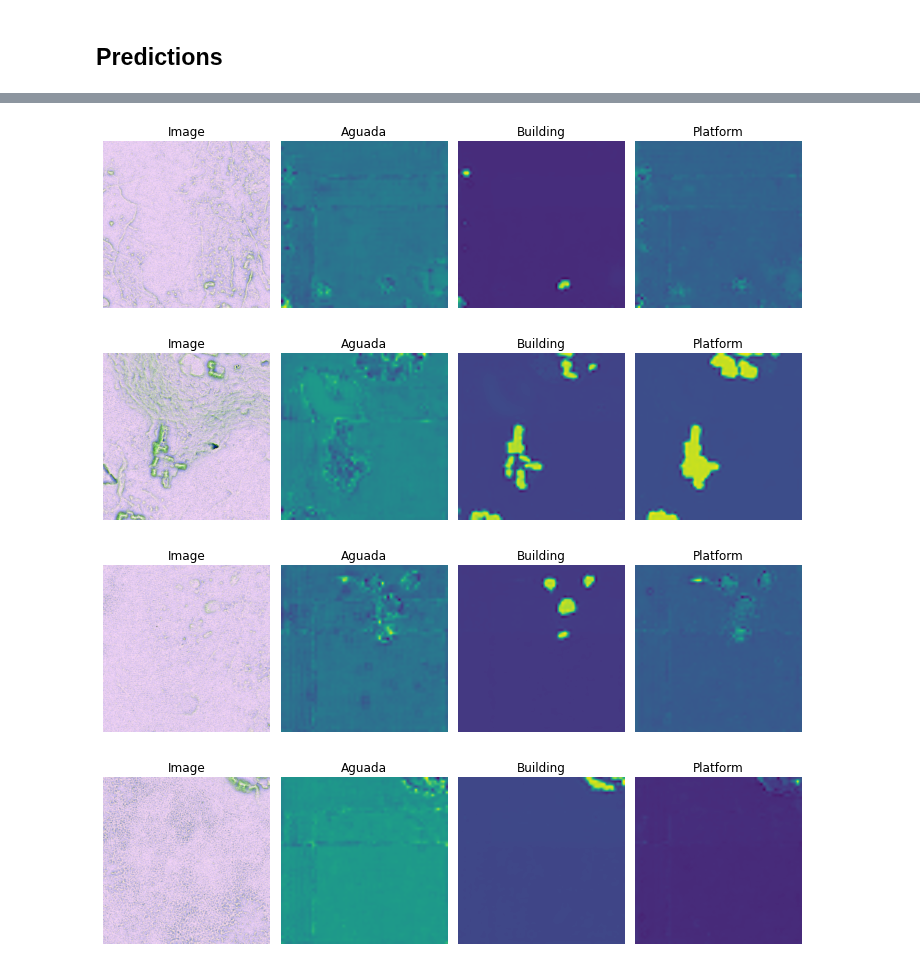
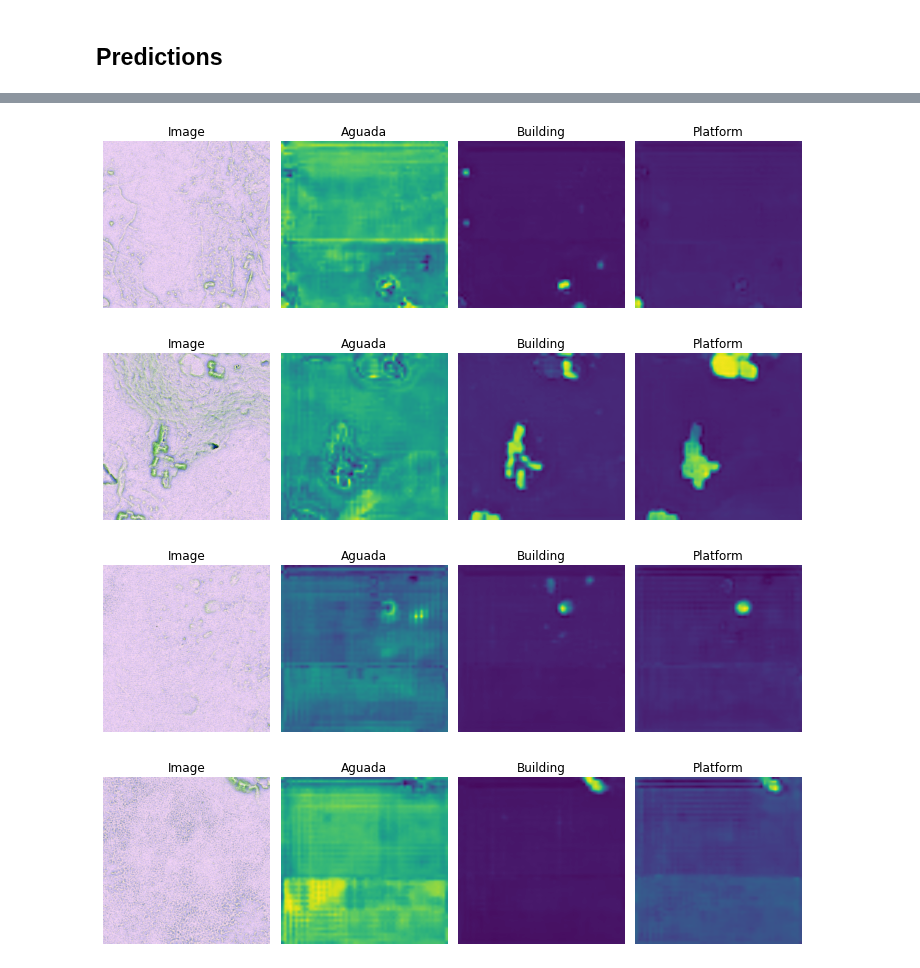
Before and after one commit to biasvariancelabs/aitlas, a Jupyter notebook: examples/segmentation.ipynb, the cells around one changed output, grey strips where cells are left out. Saved outputs shown, nothing was run; the diff lists cells and outputs as text; code cells hidden in the pictures.

```diff
--- a/examples/segmentation.ipynb
+++ b/examples/segmentation.ipynb
@@ -82,6 +97,7 @@ test_dataset_config = {
     "batch_size": 4,
     "shuffle": False,
     "num_workers": 4,
+    "root": "/media/ssd/chactun_new/test",
     "transforms": ["aitlas.transforms.MinMaxNormTransponse"],
     "target_transforms": ["aitlas.transforms.MinMaxNorm"]
 }
@@ -89,6 +105,10 @@ test_dataset_config = {
 test_dataset = ChactunDataset(test_dataset_config)
 len(test_dataset)
 
-model_path = "/media/ssd/chactun_new/experiments/checkpoint_1617407560.pth.tar"
+model_config = {"num_classes": 3, "learning_rate": 0.0001,"pretrained": True, "threshold": 0.5}
+model = DeepLabV3(model_config)
+model.prepare()
+
+model_path = "/media/ssd/chactun_new/experiments/checkpoint.pth.tar"
 model.evaluate(dataset=test_dataset, model_path=model_path)
-model.running_metrics.get_f1scores()
+model.running_metrics.get_scores(["iou"])
@@ -96,7 +123,7 @@ model.running_metrics.get_f1scores()
 ## Predictions
 # %%
 # run predictions
-model_path = "/media/ssd/chactun_new/experiments/checkpoint_1617407560.pth.tar"
+model_path = "/media/ssd/chactun_new/experiments/checkpoint.pth.tar"
 predict_dir = "/media/ssd/chactun_new/predict/"
 results_dir = "/media/ssd/chactun_new/experiments/results"
 labels = ["Aguada", "Building", "Platform"]
@@ -128,4 +155,4 @@ for i, image_path in enumerate(predict_dataset.data):
-[figure, old version]
+[figure, new version]
-[figure, old version]
+[figure, new version]
-[figure, old version]
+[figure, new version]
-[figure, old version]
+[figure, new version]
```
Also changed, not shown: parts of 5 cells of this notebook, 1 other file.
